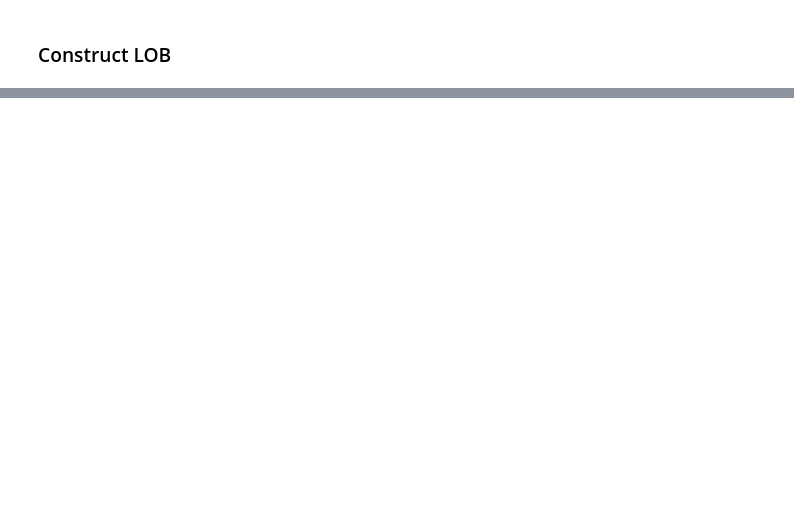
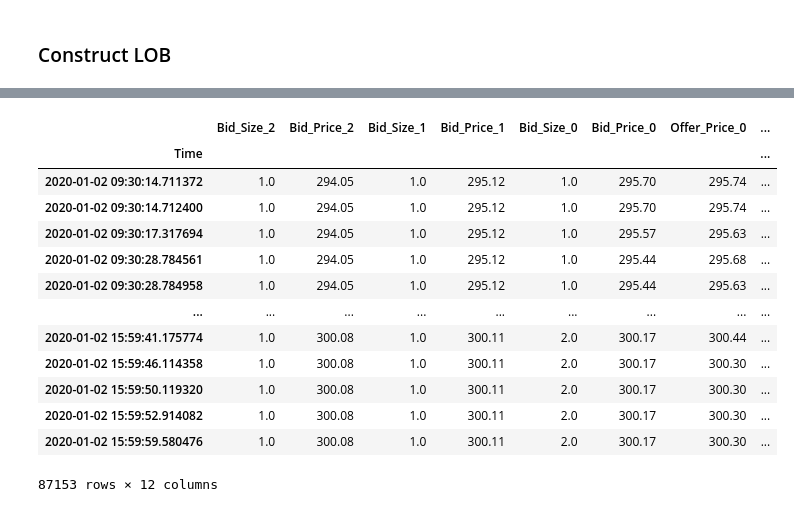
Before and after one commit to jasonbohne123/Kernel_Learning, a Jupyter notebook: Data_Analysis.ipynb, the cells around one changed output, grey strips where cells are left out. Cells and saved outputs as stored; diff of their text form; code cells hidden in the pictures; blank space fills up the shorter version.

```diff
--- a/Data_Analysis.ipynb
+++ b/Data_Analysis.ipynb
@@ -115,4 +119,4 @@ quotes=clean_quotes(quotes)
 quotes.index=quotes['Time']
 quotes=quotes.drop(columns=quotes.columns[:2])
 quotes['Time']=quotes.index
-quotes
+quotes=quotes.dropna(axis=1,how='all')
@@ -135,0 +214,29 @@ quotes
+# %%
+bid_df=pd.DataFrame(quotes['Bid_Book_n'])
+columns=np.array(list(chain.from_iterable([(f'Bid_Size_{2-i}',f'Bid_Price_{2-i}') for i in range(0,3)])))[::-1]
+
+bid_df=pd.DataFrame(bid_df['Bid_Book_n'].values.tolist(),index=bid_df.index,columns=columns)
+# %%
+offer_df=pd.DataFrame(quotes['Offer_Book_n'])
+columns=list(chain.from_iterable([(f'Offer_Price_{i}',f'Offer_Size_{i}') for i in range(0,3)]))
+
+offer_df=pd.DataFrame(offer_df['Offer_Book_n'].values.tolist(),index=offer_df.index,columns=columns)
+# %%
+lob=pd.concat([bid_df[bid_df.columns[::-1]],offer_df]).sort_index()
+lob=lob.ffill().dropna()
+lob.groupby(lob.index).mean() # average out identical times
+# %% [output]
+|  | Bid_Size_2 | Bid_Price_2 | Bid_Size_1 | Bid_Price_1 | Bid_Size_0 | Bid_Price_0 | Offer_Price_0 | ... |
+| Time |  |  |  |  |  |  |  | ... |
+| 2020-01-02 09:30:14.711372 | 1.0 | 294.05 | 1.0 | 295.12 | 1.0 | 295.70 | 295.74 | ... |
+| 2020-01-02 09:30:14.712400 | 1.0 | 294.05 | 1.0 | 295.12 | 1.0 | 295.70 | 295.74 | ... |
+| 2020-01-02 09:30:17.317694 | 1.0 | 294.05 | 1.0 | 295.12 | 1.0 | 295.57 | 295.63 | ... |
+| 2020-01-02 09:30:28.784561 | 1.0 | 294.05 | 1.0 | 295.12 | 1.0 | 295.44 | 295.68 | ... |
+| 2020-01-02 09:30:28.784958 | 1.0 | 294.05 | 1.0 | 295.12 | 1.0 | 295.44 | 295.63 | ... |
+| ... | ... | ... | ... | ... | ... | ... | ... | ... |
+| 2020-01-02 15:59:41.175774 | 1.0 | 300.08 | 1.0 | 300.11 | 2.0 | 300.17 | 300.44 | ... |
+| 2020-01-02 15:59:46.114358 | 1.0 | 300.08 | 1.0 | 300.11 | 2.0 | 300.17 | 300.30 | ... |
+| 2020-01-02 15:59:50.119320 | 1.0 | 300.08 | 1.0 | 300.11 | 2.0 | 300.17 | 300.30 | ... |
+| 2020-01-02 15:59:52.914082 | 1.0 | 300.08 | 1.0 | 300.11 | 2.0 | 300.17 | 300.30 | ... |
+| 2020-01-02 15:59:59.580476 | 1.0 | 300.08 | 1.0 | 300.11 | 2.0 | 300.17 | 300.30 | ... |
+87153 rows × 12 columns
```
Also changed, not shown: parts of 6 cells of this notebook.
